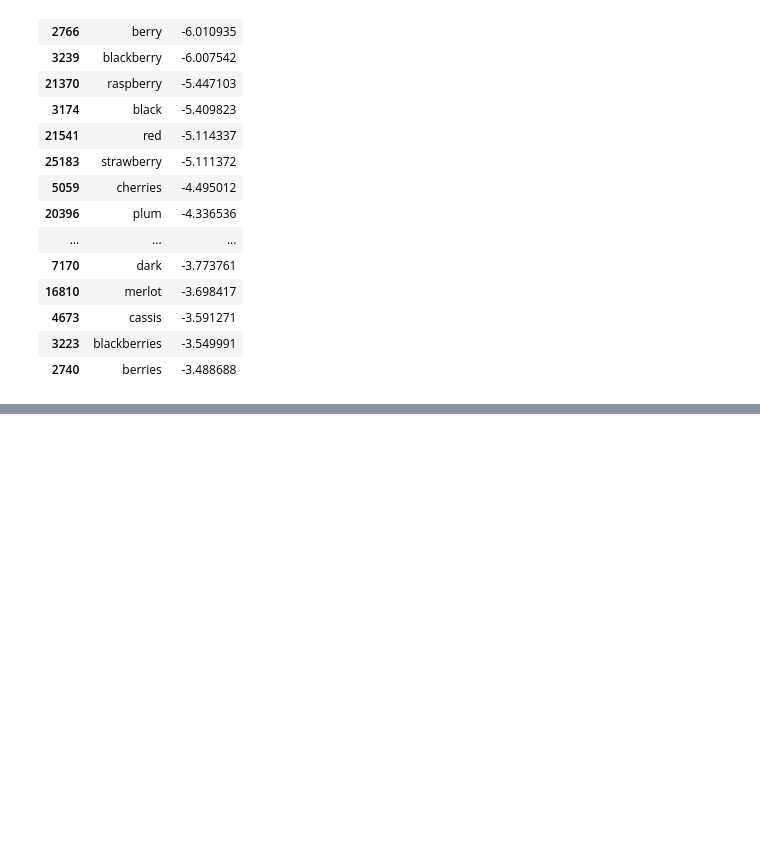
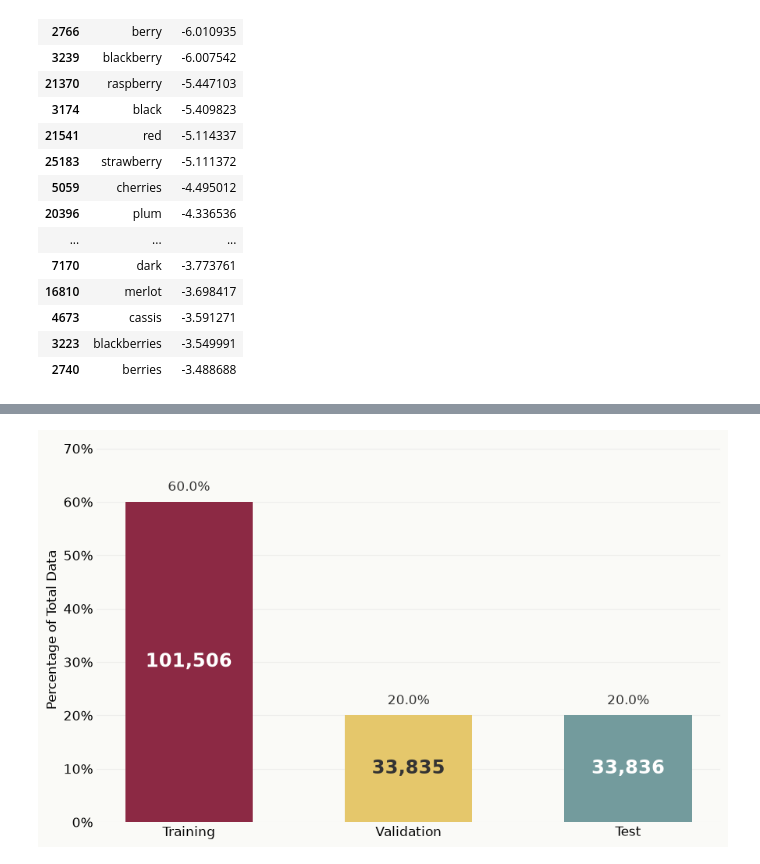
Before and after one commit to Dilraj112358/4401project3, a Jupyter notebook: minh_eda.ipynb, the cells around one changed output, grey strips where cells are left out. Cells and saved outputs as stored; diff of their text form; code cells hidden in the pictures; blank space fills up the shorter version.

```diff
--- a/minh_eda.ipynb
+++ b/minh_eda.ipynb
@@ -606,0 +1031,52 @@ with plt.rc_context({"font.family": "DejaVu Sans", "font.size": 12}):
+# %%
+from pathlib import Path
+import pandas as pd
+import matplotlib.pyplot as plt
+import matplotlib.ticker as mtick
+
+split_chart_files = {
+    'Training': 'train.parquet',
+    'Validation': 'validation.parquet',
+    'Test': 'test.parquet',
+}
+split_chart_counts = pd.Series({
+    label: len(pd.read_parquet(Path.cwd() / filename, columns=['color']))
+    for label, filename in split_chart_files.items()
+}, dtype='int64')
+split_chart_total = int(split_chart_counts.sum())
+assert split_chart_total > 0
+split_chart_shares = split_chart_counts / split_chart_total
+
+with plt.rc_context({'font.family': 'DejaVu Sans', 'font.size': 12}):
+    split_chart_fig, split_chart_ax = plt.subplots(figsize=(9, 5.5), facecolor='#FAFAF7')
+    split_chart_ax.set_facecolor('#FAFAF7')
+    split_chart_bars = split_chart_ax.bar(
+        split_chart_counts.index, split_chart_shares,
+        color=['#8C2944', '#E5C76B', '#739B9D'], width=0.58, zorder=3,
+    )
+    for split_chart_bar, split_chart_count, split_chart_share, split_chart_text_color in zip(
+        split_chart_bars, split_chart_counts, split_chart_shares,
+        ['white', '#333333', 'white'],
+    ):
+        split_chart_center = split_chart_bar.get_x() + split_chart_bar.get_width() / 2
+        split_chart_ax.text(
+            split_chart_center, split_chart_share / 2, f'{split_chart_count:,}',
+            ha='center', va='center', fontsize=17, fontweight='bold',
+            color=split_chart_text_color,
+        )
+        split_chart_ax.text(
+            split_chart_center, split_chart_share + 0.015, f'{split_chart_share:.1%}',
+            ha='center', va='bottom', fontsize=12, color='#333333',
+        )
+    split_chart_ax.set_ylabel('Percentage of Total Data')
+    split_chart_ax.yaxis.set_major_formatter(mtick.PercentFormatter(xmax=1, decimals=0))
+    split_chart_ax.yaxis.set_major_locator(mtick.MultipleLocator(0.1))
+    split_chart_ax.set_ylim(0, min(1.0, float(split_chart_shares.max()) + 0.12))
+    split_chart_ax.grid(axis='y', alpha=0.15, zorder=0)
+    split_chart_ax.tick_params(axis='both', length=0)
+    for split_chart_spine in split_chart_ax.spines.values():
+        split_chart_spine.set_visible(False)
+    plt.tight_layout()
+    plt.show()
+# %% [output]
+[figure, added]
```
Also changed, not shown: parts of 8 cells of this notebook.
